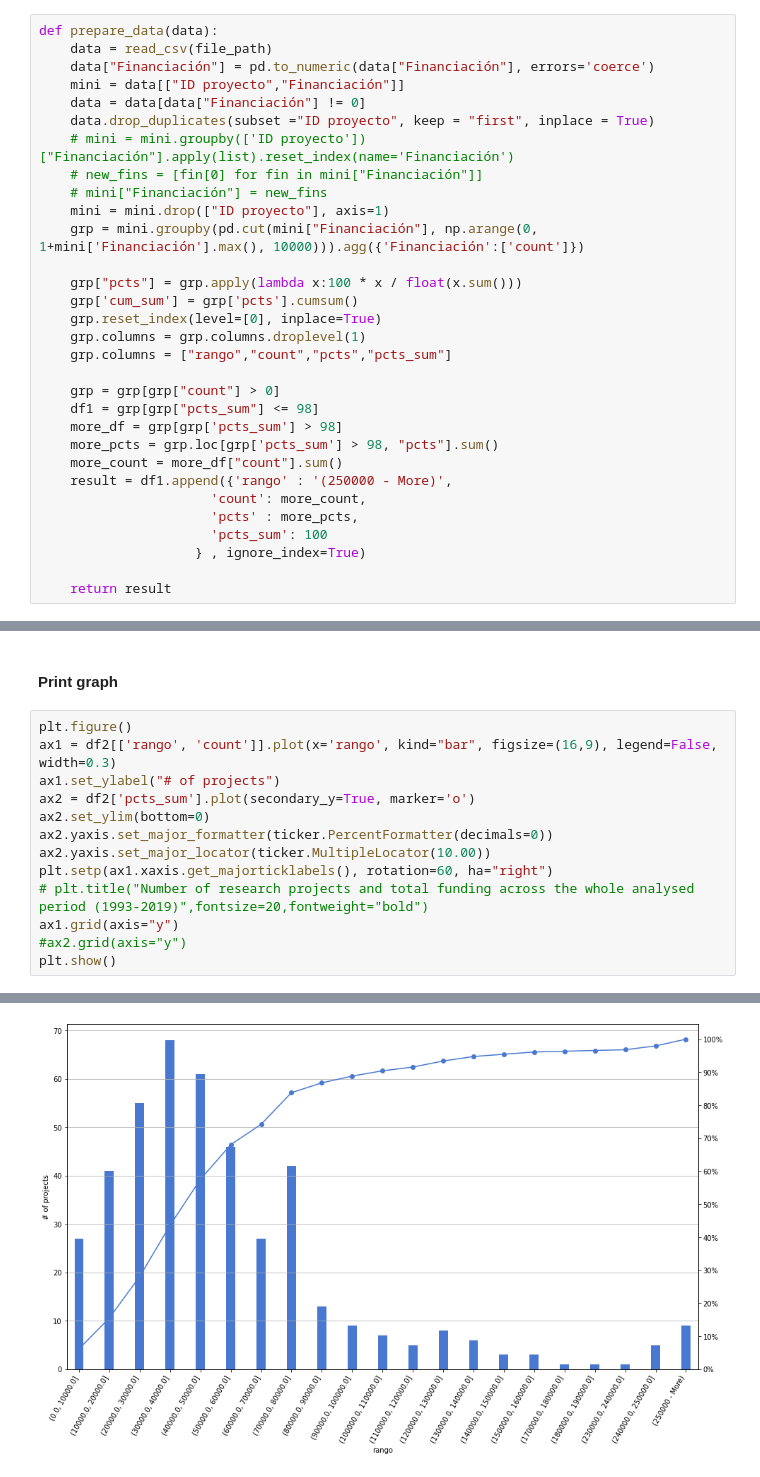
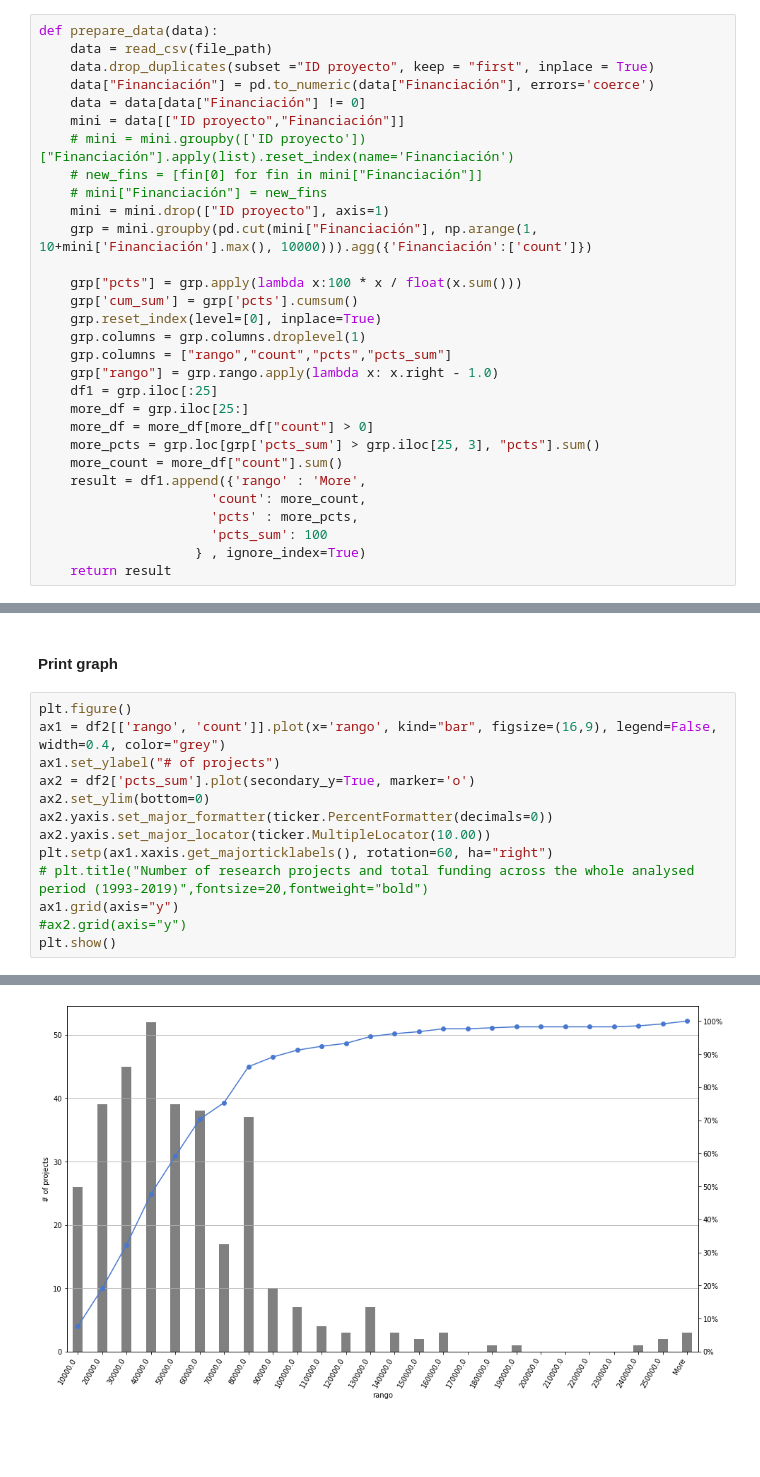
Before and after one commit to linhd-postdata/desir, a Jupyter notebook: Fig11. Distribution of projects according to funding received.ipynb, the cells around one changed output, grey strips where cells are left out. Saved outputs shown, nothing was run; the diff lists cells and outputs as text; blank space fills up the shorter version.

Commit message:
Fix bin rounding and fix data table

```diff
--- a/Fig11. Distribution of projects according to funding received.ipynb
+++ b/Fig11. Distribution of projects according to funding received.ipynb
@@ -30,33 +30,32 @@ file_path = "data/mapeo_proyectos.csv"
 # %%
 def prepare_data(data):
     data = read_csv(file_path)
+    data.drop_duplicates(subset ="ID proyecto", keep = "first", inplace = True)
     data["Financiación"] = pd.to_numeric(data["Financiación"], errors='coerce')
+    data = data[data["Financiación"] != 0]
     mini = data[["ID proyecto","Financiación"]]
-    data = data[data["Financiación"] != 0]
-    data.drop_duplicates(subset ="ID proyecto", keep = "first", inplace = True)
     # mini = mini.groupby(['ID proyecto'])["Financiación"].apply(list).reset_index(name='Financiación')
     # new_fins = [fin[0] for fin in mini["Financiación"]]
     # mini["Financiación"] = new_fins
     mini = mini.drop(["ID proyecto"], axis=1)
-    grp = mini.groupby(pd.cut(mini["Financiación"], np.arange(0, 1+mini['Financiación'].max(), 10000))).agg({'Financiación':['count']})
+    grp = mini.groupby(pd.cut(mini["Financiación"], np.arange(1, 10+mini['Financiación'].max(), 10000))).agg({'Financiación':['count']})
 
     grp["pcts"] = grp.apply(lambda x:100 * x / float(x.sum()))
     grp['cum_sum'] = grp['pcts'].cumsum()
     grp.reset_index(level=[0], inplace=True)
     grp.columns = grp.columns.droplevel(1)
     grp.columns = ["rango","count","pcts","pcts_sum"]
-
-    grp = grp[grp["count"] > 0]
-    df1 = grp[grp["pcts_sum"] <= 98]
-    more_df = grp[grp['pcts_sum'] > 98]
-    more_pcts = grp.loc[grp['pcts_sum'] > 98, "pcts"].sum()
+    grp["rango"] = grp.rango.apply(lambda x: x.right - 1.0)
+    df1 = grp.iloc[:25]
+    more_df = grp.iloc[25:]
+    more_df = more_df[more_df["count"] > 0]
+    more_pcts = grp.loc[grp['pcts_sum'] > grp.iloc[25, 3], "pcts"].sum()
     more_count = more_df["count"].sum()
-    result = df1.append({'rango' : '(250000 - More)',
+    result = df1.append({'rango' : 'More',
                       'count': more_count,
                       'pcts' : more_pcts,
                       'pcts_sum': 100
                     } , ignore_index=True)
-
     return result
 # %% [markdown]
 #### Run program
@@ -67,17 +66,17 @@ df2 = prepare_data(proyectos)
 #### Print graph
 # %%
 plt.figure()
-ax1 = df2[['rango', 'count']].plot(x='rango', kind="bar", figsize=(16,9), legend=False, width=0.3)
+ax1 = df2[['rango', 'count']].plot(x='rango', kind="bar", figsize=(16,9), legend=False, width=0.4, color="grey")
 ax1.set_ylabel("# of projects")
 ax2 = df2['pcts_sum'].plot(secondary_y=True, marker='o')
 ax2.set_ylim(bottom=0)
 ax2.yaxis.set_major_formatter(ticker.PercentFormatter(decimals=0))
 ax2.yaxis.set_major_locator(ticker.MultipleLocator(10.00))
 plt.setp(ax1.xaxis.get_majorticklabels(), rotation=60, ha="right")
 # plt.title("Number of research projects and total funding across the whole analysed period (1993-2019)",fontsize=20,fontweight="bold")
 ax1.grid(axis="y")
 #ax2.grid(axis="y")
 plt.show()
 # %% [output]
 <Figure size 432x288 with 0 Axes>
-[figure, old version]
+[figure, new version]
```
Also changed, not shown: parts of 2 cells of this notebook.
